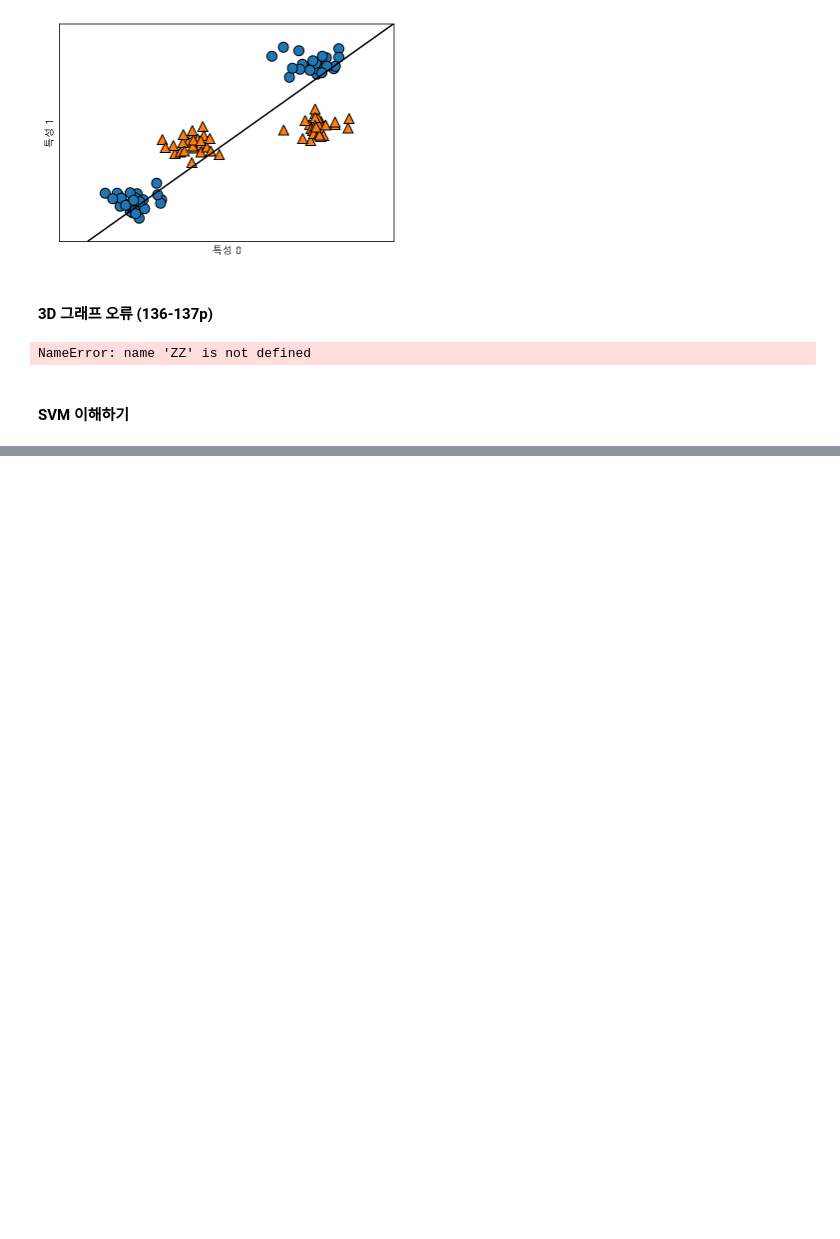
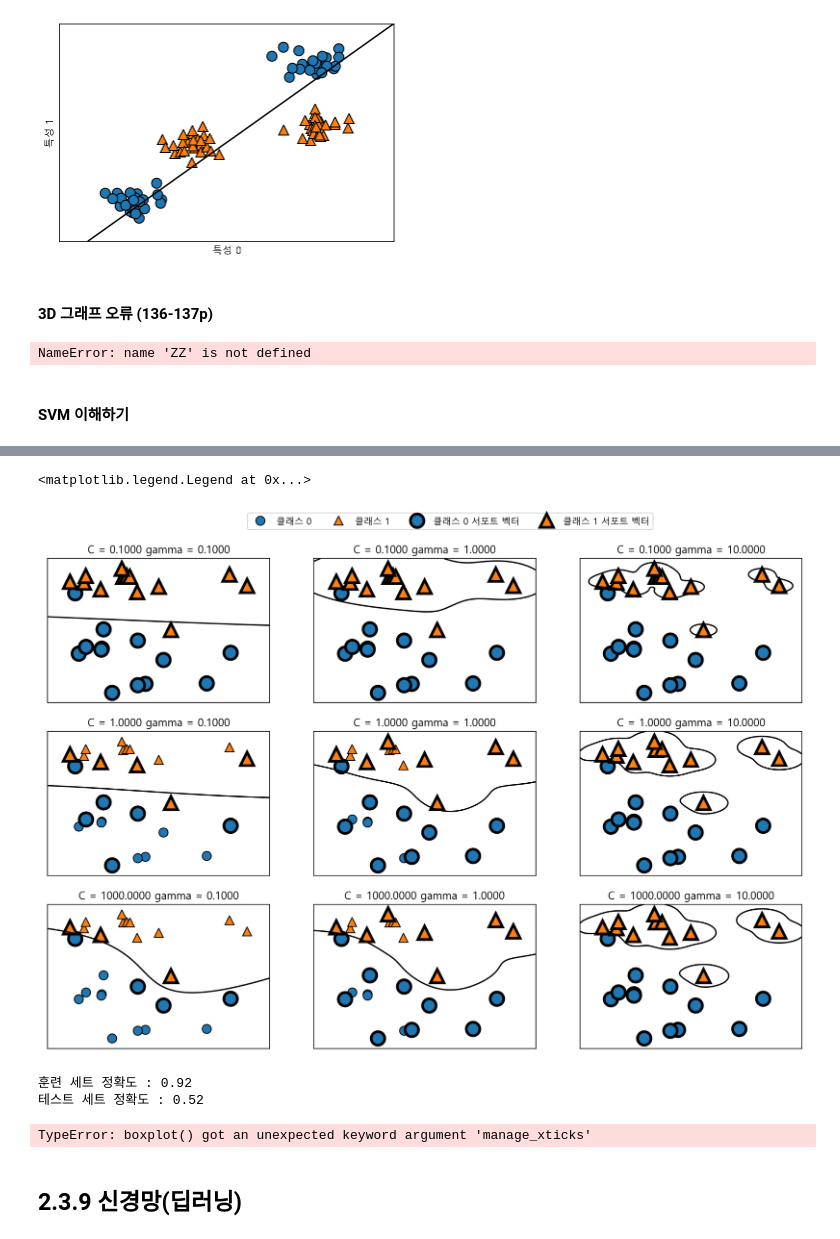
Before and after one commit to iamjinuk/TextBooks, a Jupyter notebook: Introduction to Machine Learning with Python/[Introduction to Machine Learning with Python] Chapter2. 지도 학습.ipynb, the cells around one changed output, grey strips where cells are left out. Cells and saved outputs as stored; diff of their text form; code cells hidden in the pictures; blank space fills up the shorter version.

```diff
--- a/Introduction to Machine Learning with Python/[Introduction to Machine Learning with Python] Chapter2. 지도 학습.ipynb
+++ b/Introduction to Machine Learning with Python/[Introduction to Machine Learning with Python] Chapter2. 지도 학습.ipynb
@@ -959,0 +982,31 @@ NameError: name 'ZZ' is not defined
+# %%
+fig, axes = plt.subplots(3,3, figsize=(15,10))
+
+for ax, C in zip(axes, [-1,0,3]) :
+    for a, gamma in zip(ax, range(-1,2)):
+        mglearn.plots.plot_svm(log_C=C, log_gamma=gamma, ax=a)
+
+axes[0,0].legend(['클래스 0', '클래스 1', '클래스 0 서포트 벡터', '클래스 1 서포트 벡터'], ncol=4, loc=(0.9, 1.2))
+# %% [output]
+<matplotlib.legend.Legend at 0x...>
+[figure, added]
+# %%
+X_train, X_tets, y_train, y_test = train_test_split(cancer.data, cancer.target, random_state=20)
+
+svc = SVC()
+svc.fit(X_train, y_train)
+
+print("훈련 세트 정확도 : {:.2f}".format(svc.score(X_train, y_train)))
+print("테스트 세트 정확도 : {:.2f}".format(svc.score(X_test, y_test)))
+# %% [output]
+훈련 세트 정확도 : 0.92
+테스트 세트 정확도 : 0.52
+# %%
+# 143p - 오류 뜸
+
+plt.boxplot(X_train, manage_xticks=False)
+plt.yscale('symlog')
+plt.xlabel('특성 목록')
+plt.ylabel('특성 크기')
+# %% [output]
+TypeError: boxplot() got an unexpected keyword argument 'manage_xticks'
@@ -959,0 +1018,2 @@ NameError: name 'ZZ' is not defined
+# %% [markdown]
+## 2.3.9 신경망(딥러닝)
```
Also changed, not shown: parts of 23 cells of this notebook.
